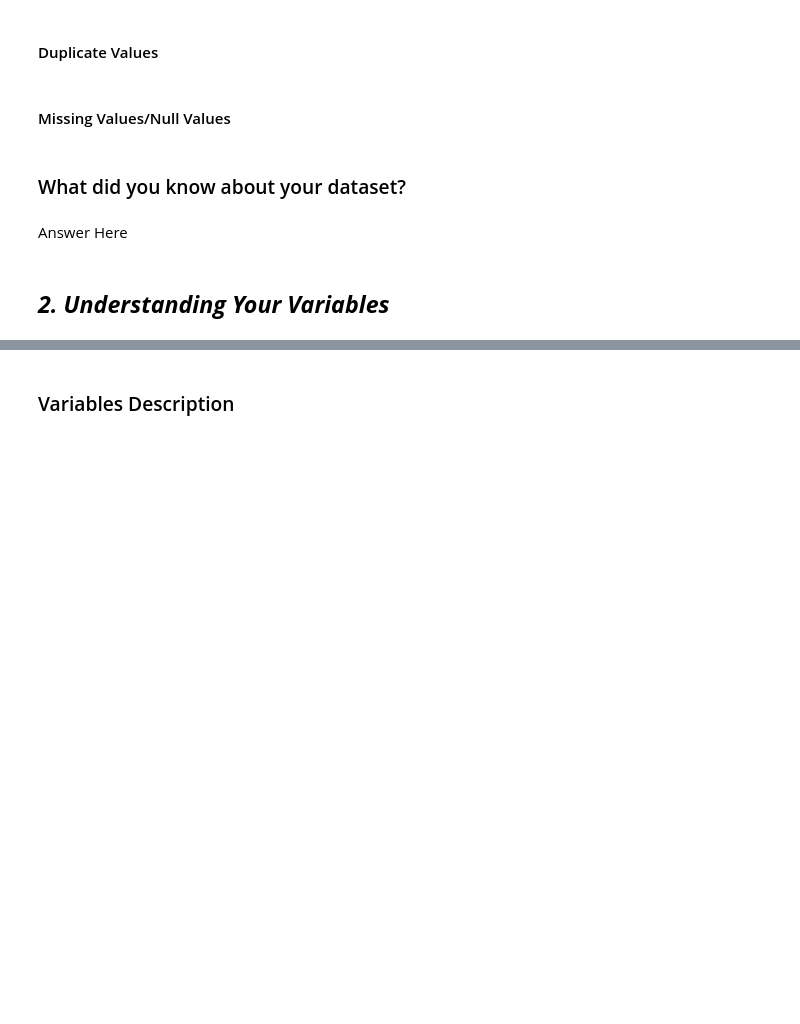
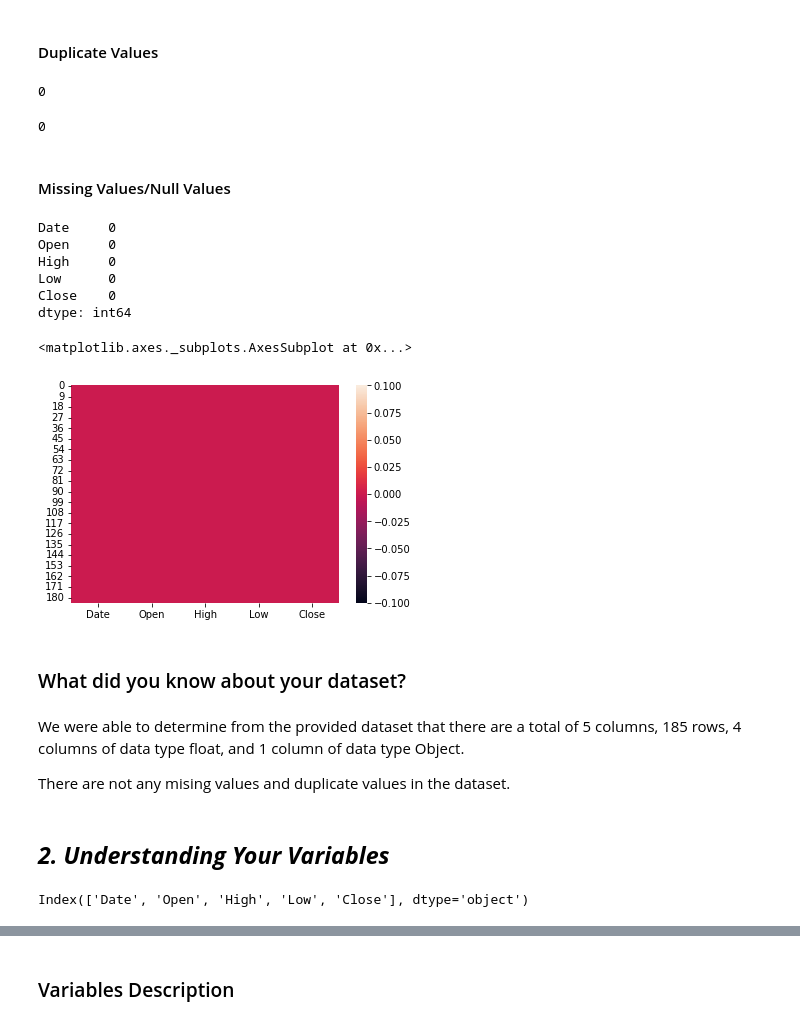
Before and after one commit to Vikas-Kumar05/Yes_Bank_Stock_Closing_price_Prediction, a Jupyter notebook: Yes_Bank_stock_closing_price_prediction_Regression.ipynb, the cells around one changed output, grey strips where cells are left out. Cells and saved outputs as stored; diff of their text form; code cells hidden in the pictures; blank space fills up the shorter version.

```diff
--- a/Yes_Bank_stock_closing_price_prediction_Regression.ipynb
+++ b/Yes_Bank_stock_closing_price_prediction_Regression.ipynb
@@ -147,19 +175,44 @@ memory usage: 7.4+ KB
 #### Duplicate Values
 # %%
 # Dataset Duplicate Value Count
+bank_dataset.duplicated().sum()
+# %% [output]
+0
+# %%
+len(bank_dataset[bank_dataset.duplicated()])
+# %% [output]
+0
 # %% [markdown]
 #### Missing Values/Null Values
 # %%
 # Missing Values/Null Values Count
+bank_dataset.isnull().sum()
+# %% [output]
+Date     0
+Open     0
+High     0
+Low      0
+Close    0
+dtype: int64
 # %%
 # Visualizing the missing values
+sns.heatmap(bank_dataset.isnull())
+# %% [output]
+<matplotlib.axes._subplots.AxesSubplot at 0x...>
+[figure, added]
 # %% [markdown]
 ### What did you know about your dataset?
-# %% [markdown]
-Answer Here
+# %% [markdown]
+
+We were able to determine from the provided dataset that there are a total of 5 columns, 185 rows, 4 columns of data type float, and 1 column of data type Object.
+
+There are not any mising values and duplicate values in the dataset.
 # %% [markdown]
 ## ***2. Understanding Your Variables***
 # %%
 # Dataset Columns
+bank_dataset.columns
+# %% [output]
+Index(['Date', 'Open', 'High', 'Low', 'Close'], dtype='object')
 # %%
 # Dataset Describe
```
Also changed, not shown: parts of 37 cells of this notebook.
